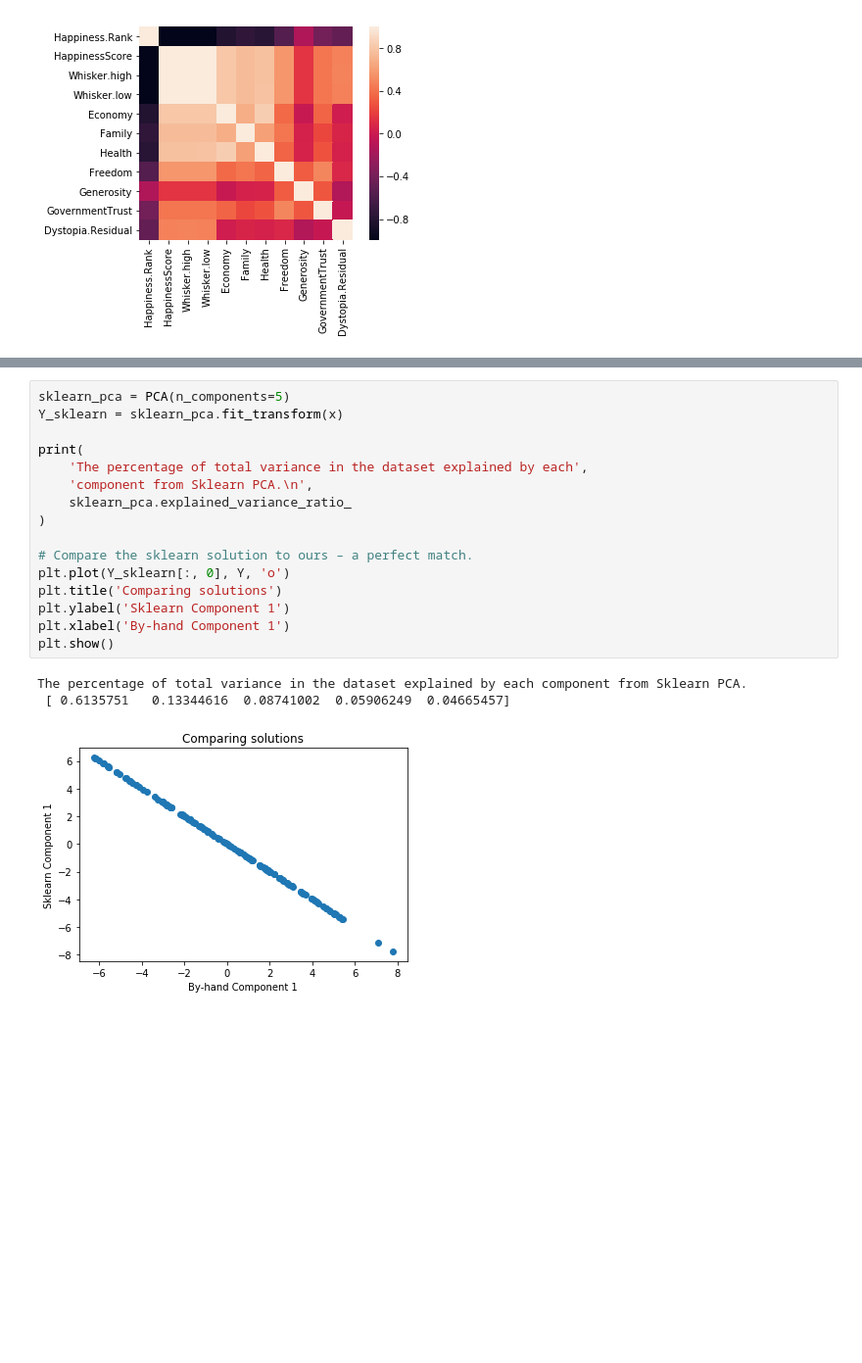
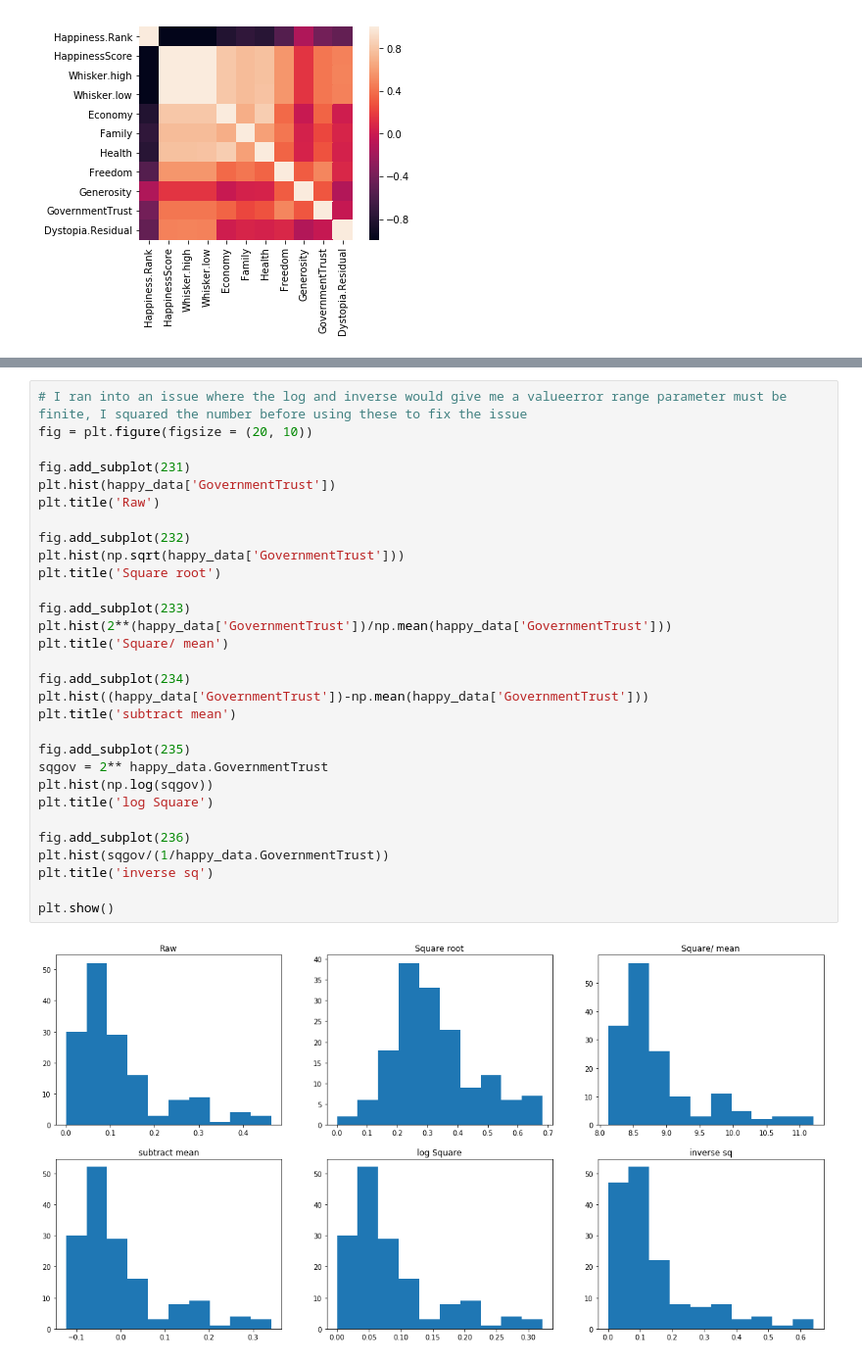
Before and after one commit to efuller11/Thinkful, a Jupyter notebook: Challenge Preparing a dataset for modeling, Unit 2 Lesson 1.ipynb, the cells around one changed output, grey strips where cells are left out. Shown at 98% size. Drawn from its saved outputs; the diff is of its cells as text; blank space fills up the shorter version.

```diff
--- a/Challenge Preparing a dataset for modeling, Unit 2 Lesson 1.ipynb
+++ b/Challenge Preparing a dataset for modeling, Unit 2 Lesson 1.ipynb
@@ -328,20 +46,32 @@ See the caveats in the documentation: http://pandas.pydata.org/pandas-docs/stabl
-# %%
-sklearn_pca = PCA(n_components=5)
-Y_sklearn = sklearn_pca.fit_transform(x)
-
-print(
-    'The percentage of total variance in the dataset explained by each',
-    'component from Sklearn PCA.\n',
-    sklearn_pca.explained_variance_ratio_
-)
-
-# Compare the sklearn solution to ours – a perfect match.
-plt.plot(Y_sklearn[:, 0], Y, 'o')
-plt.title('Comparing solutions')
-plt.ylabel('Sklearn Component 1')
-plt.xlabel('By-hand Component 1')
-plt.show()
-# %% [output]
-The percentage of total variance in the dataset explained by each component from Sklearn PCA.
- [ 0.6135751   0.13344616  0.08741002  0.05906249  0.04665457]
-[figure, removed]
+# %%
+# I ran into an issue where the log and inverse would give me a valueerror range parameter must be finite, I squared the number before using these to fix the issue
+fig = plt.figure(figsize = (20, 10))
+
+fig.add_subplot(231)
+plt.hist(happy_data['GovernmentTrust'])
+plt.title('Raw')
+
+fig.add_subplot(232)
+plt.hist(np.sqrt(happy_data['GovernmentTrust']))
+plt.title('Square root')
+
+fig.add_subplot(233)
+plt.hist(2**(happy_data['GovernmentTrust'])/np.mean(happy_data['GovernmentTrust']))
+plt.title('Square/ mean')
+
+fig.add_subplot(234)
+plt.hist((happy_data['GovernmentTrust'])-np.mean(happy_data['GovernmentTrust']))
+plt.title('subtract mean')
+
+fig.add_subplot(235)
+sqgov = 2** happy_data.GovernmentTrust
+plt.hist(np.log(sqgov))
+plt.title('log Square')
+
+fig.add_subplot(236)
+plt.hist(sqgov/(1/happy_data.GovernmentTrust))
+plt.title('inverse sq')
+
+plt.show()
+# %% [output]
+[figure, added]
```
Also changed, not shown: parts of 32 cells of this notebook.
